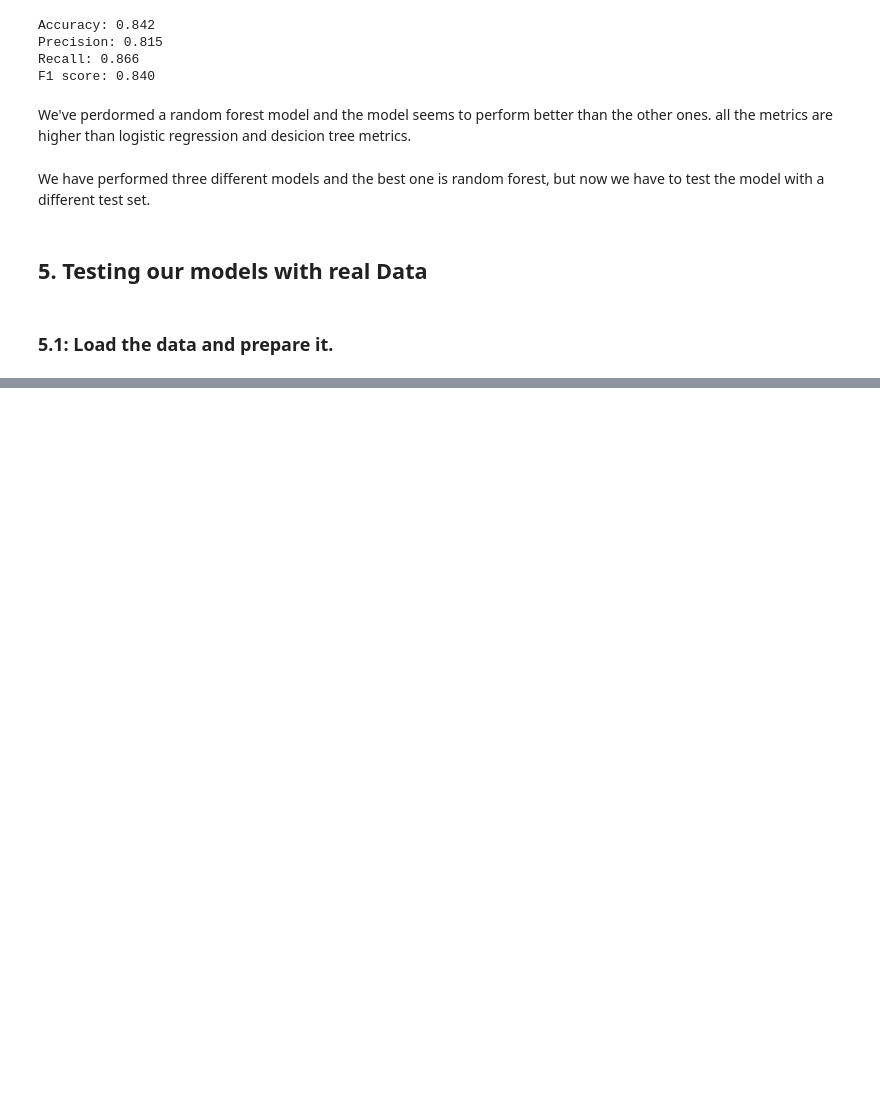
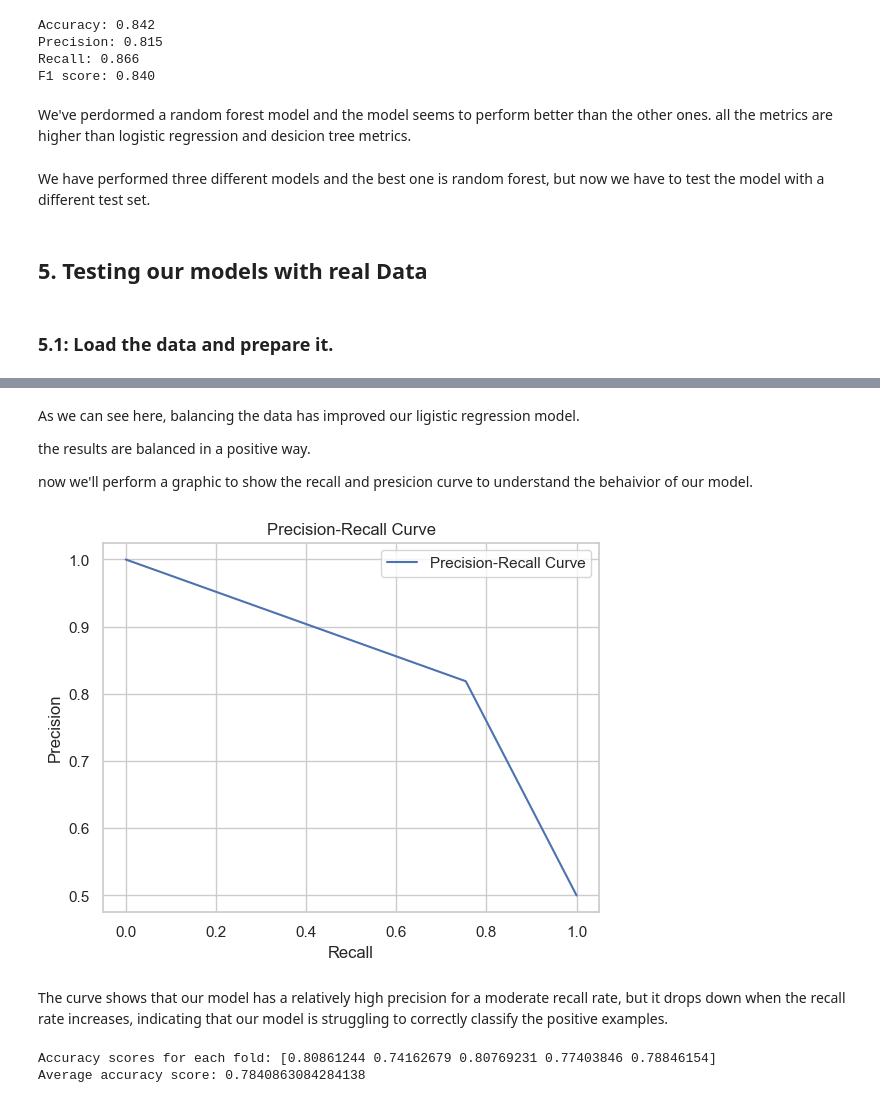
Before and after one commit to Natanael20098/Bank_project-Coderhouse, a Jupyter notebook: Banking_dataset.ipynb, the cells around one changed output, grey strips where cells are left out. Cells and saved outputs as stored; diff of their text form; code cells hidden in the pictures; blank space fills up the shorter version.

Commit message:
Presentation add it, Cleaning code performed

```diff
--- a/Banking_dataset.ipynb
+++ b/Banking_dataset.ipynb
@@ -1138,0 +900,11 @@ weighted avg       0.84      0.88      0.83      4521
+# %%
+# We will balance our data with under_sampling to take out the majority class of the data.
+from imblearn.under_sampling import RandomUnderSampler
+
+randsamp = RandomUnderSampler(random_state = 42)
+X_resampled, y_resampled = randsamp.fit_resample(X_t, y_t)
+# %%
+log_reg1 = LogisticRegression()
+log_reg1.fit(X_resampled, y_resampled)
+score = logreg.score(X_resampled, y_resampled)
+print(f'Accuracy: ',score)
@@ -1138,0 +913,6 @@ weighted avg       0.84      0.88      0.83      4521
+# %%
+# predict on the test set using your undersampled model
+y_pred = log_reg1.predict(X_resampled)
+
+# print the classification report
+print(classification_report(y_resampled, y_pred))
@@ -1138,0 +928,36 @@ weighted avg       0.84      0.88      0.83      4521
+# %% [markdown]
+As we can see here, balancing the data has improved our ligistic regression model.
+
+the results are balanced in a positive way.
+
+now we'll perform a graphic to show the recall and presicion curve to understand the behaivior of our model.
+# %%
+from sklearn.metrics import precision_recall_curve
+
+
+precision, recall, thresholds = precision_recall_curve(y_resampled, y_pred)
+
+
+plt.plot(recall, precision, label='Precision-Recall Curve')
+plt.xlabel('Recall')
+plt.ylabel('Precision')
+plt.title('Precision-Recall Curve')
+plt.legend()
+plt.show()
+# %% [output]
+[figure, added]
+# %% [markdown]
+The curve shows that our model has a relatively high precision for a moderate recall rate, but it drops down when the recall rate increases, indicating that our model is struggling to correctly classify the positive examples.
+# %%
+# Let's do CROSS-VALIDATION
+
+log_reg = LogisticRegression()
+score_test = cross_val_score(log_reg, X_resampled, y_resampled)
+# Print the accuracy scores for each fold
+print("Accuracy scores for each fold:", score_test)
+
+# Calculate and print the average accuracy score
+print("Average accuracy score:", score_test.mean())
+# %% [output]
+Accuracy scores for each fold: [0.80861244 0.74162679 0.80769231 0.77403846 0.78846154]
+Average accuracy score: 0.7840863084284138
```
Also changed, not shown: parts of 72 cells of this notebook, 1 other file.
